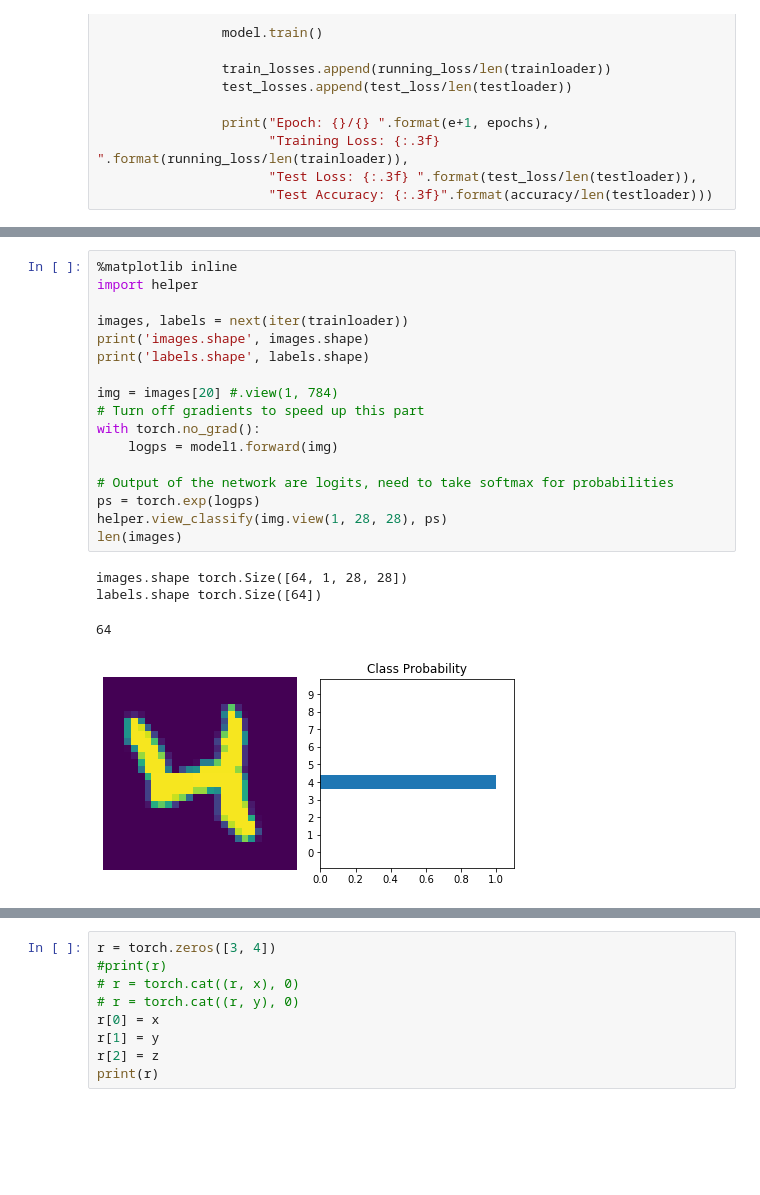
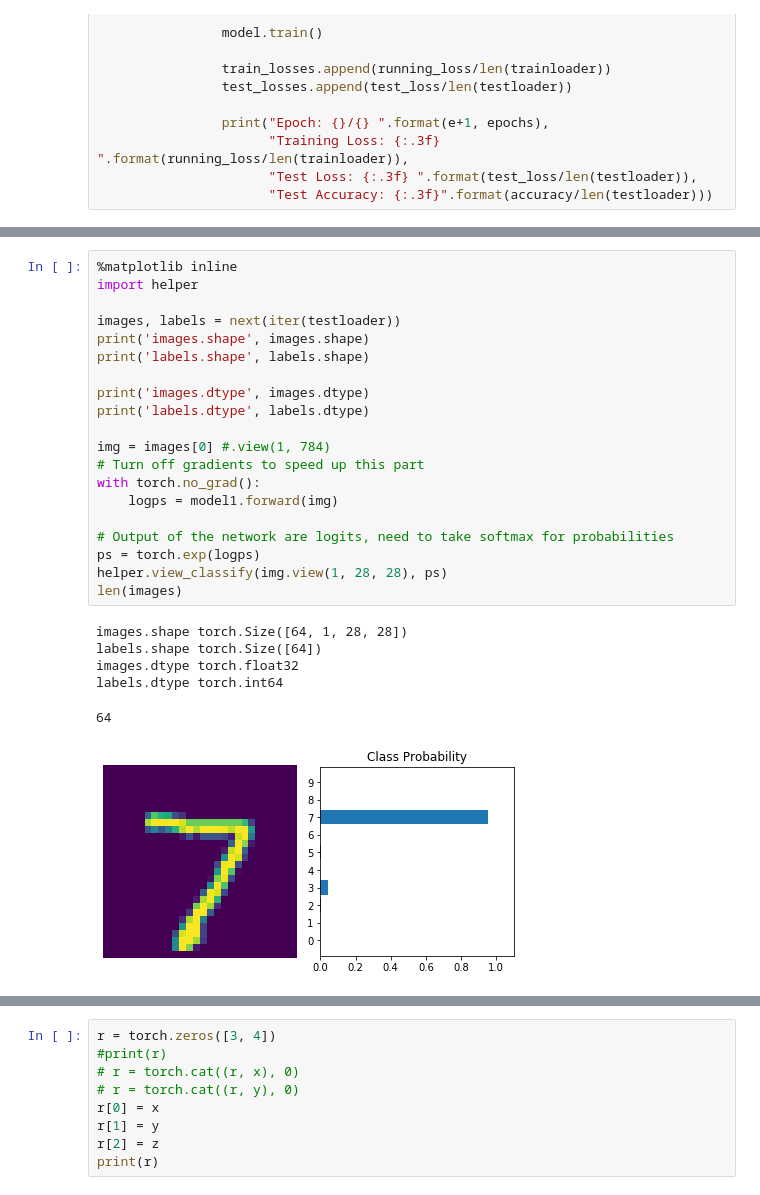
Before and after one commit to edgarinvillegas/private-ai, a Jupyter notebook: Section 1 - Differential Privacy.ipynb, the cells around one changed output, grey strips where cells are left out. Cells and saved outputs as stored; diff of their text form; blank space fills up the shorter version.

```diff
--- a/Section 1 - Differential Privacy.ipynb
+++ b/Section 1 - Differential Privacy.ipynb
@@ -747,25 +755,30 @@ Epoch: 1/1  Training Loss: 0.328  Test Loss: 0.152  Test Accuracy: 0.954
 # %%
 %matplotlib inline
 import helper
 
-images, labels = next(iter(trainloader))
+images, labels = next(iter(testloader))
 print('images.shape', images.shape)
 print('labels.shape', labels.shape)
 
-img = images[20] #.view(1, 784)
+print('images.dtype', images.dtype)
+print('labels.dtype', labels.dtype)
+
+img = images[0] #.view(1, 784)
 # Turn off gradients to speed up this part
 with torch.no_grad():
     logps = model1.forward(img)
 
 # Output of the network are logits, need to take softmax for probabilities
 ps = torch.exp(logps)
 helper.view_classify(img.view(1, 28, 28), ps)
 len(images)
 # %% [output]
 images.shape torch.Size([64, 1, 28, 28])
 labels.shape torch.Size([64])
+images.dtype torch.float32
+labels.dtype torch.int64
 64
-[figure, old version]
+[figure, new version]
 # %%
 from torch.utils.data import SubsetRandomSampler
 
```
Also changed, not shown: parts of 19 cells of this notebook, 1 other file.
